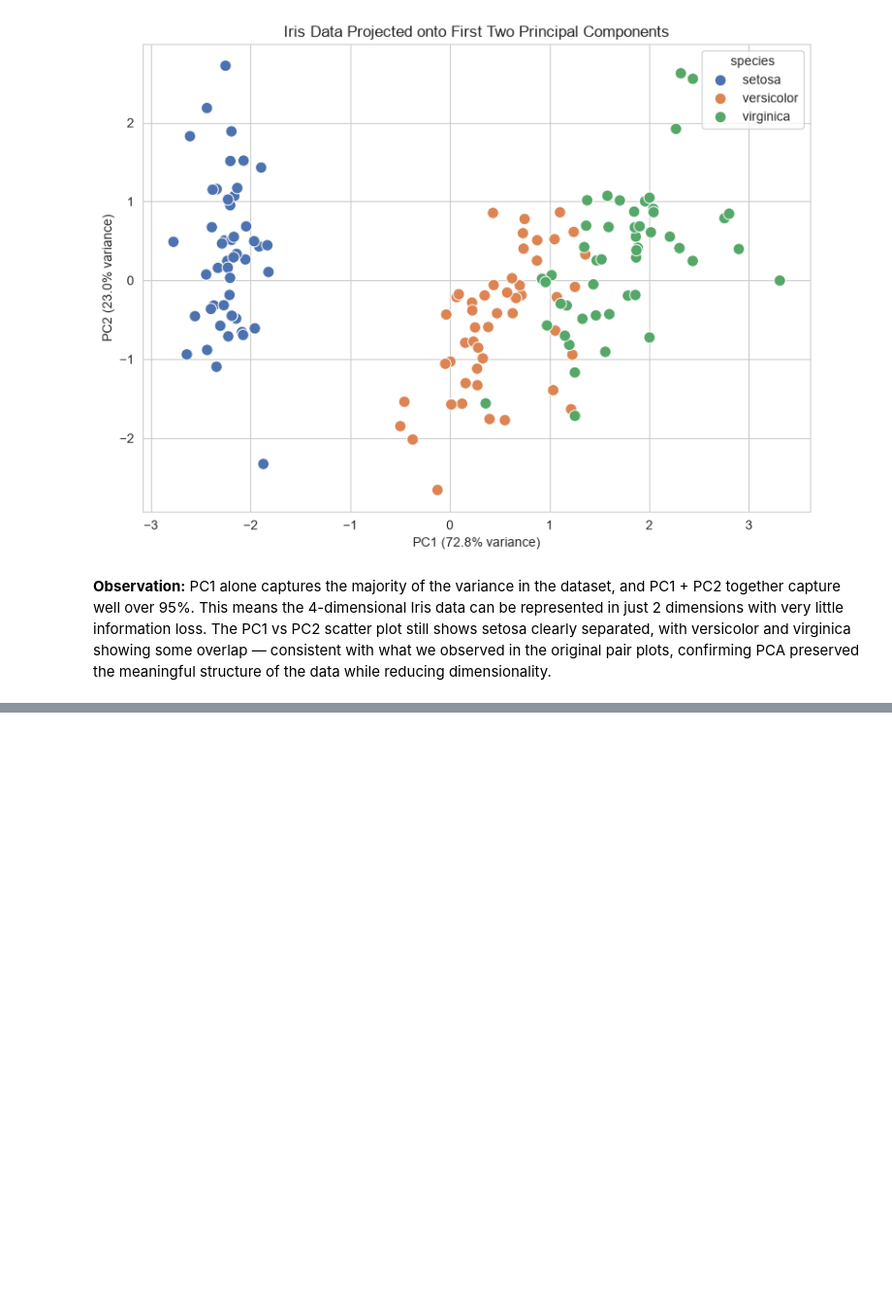
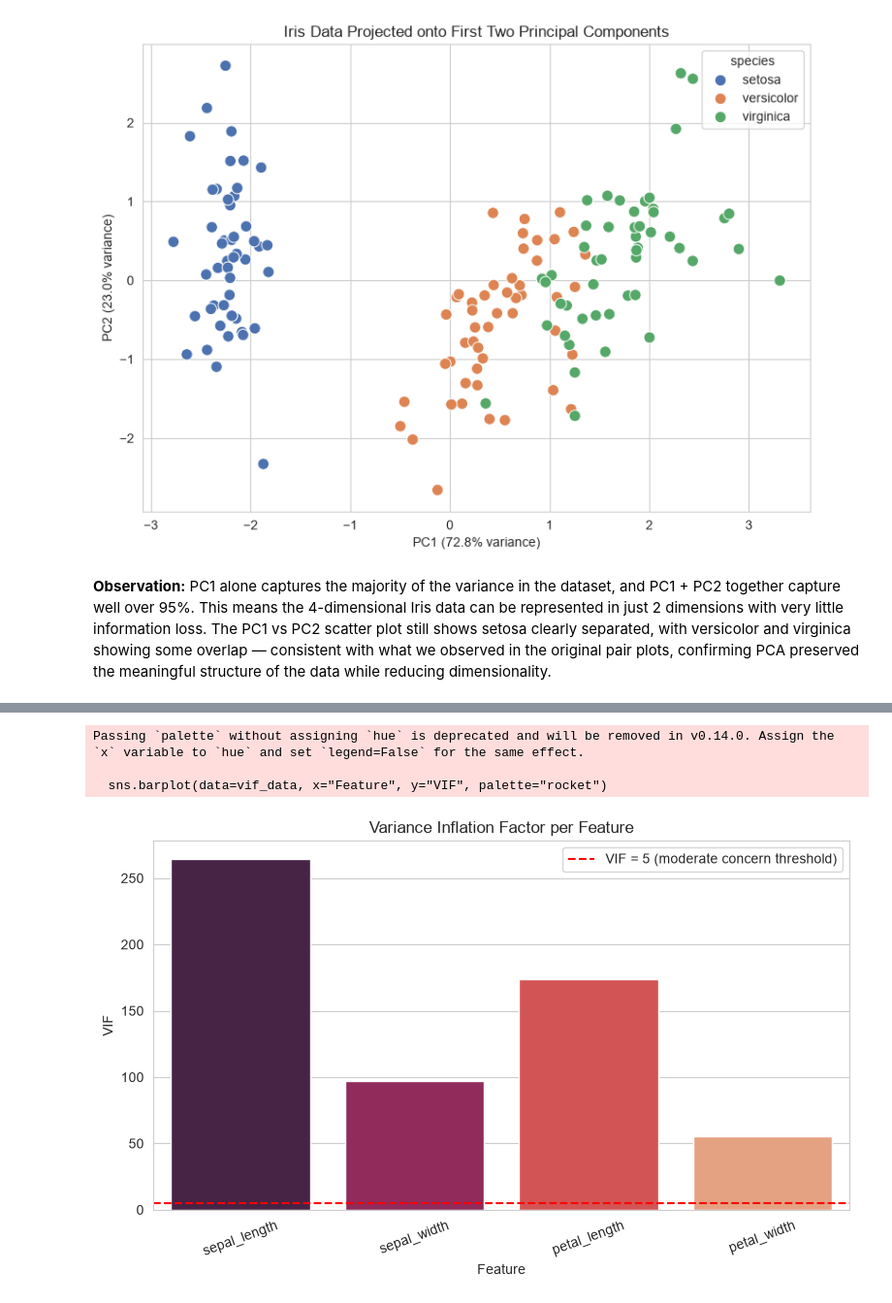
Before and after one commit to nikitha-d1323/data-analysis-mini-projects, a Jupyter notebook: unit2-iris-multivariate/notebooks/Iris_Multivariate_Unit2.ipynb, the cells around one changed output, grey strips where cells are left out. Shown at 97% size. Drawn from its saved outputs; the diff is of its cells as text; code cells hidden in the pictures; blank space fills up the shorter version.

Commit message:
Unit2 Day 5: feature selection and multicollinearity detection (correlation + VIF)

```diff
--- a/unit2-iris-multivariate/notebooks/Iris_Multivariate_Unit2.ipynb
+++ b/unit2-iris-multivariate/notebooks/Iris_Multivariate_Unit2.ipynb
@@ -247,0 +250,16 @@ dimensionality.
+# %%
+corr_matrix = df[numeric_cols].corr().abs()
+print("Correlation matrix (absolute values):")
+print(corr_matrix.round(2))
+
+# Flag highly correlated pairs (potential redundancy)
+threshold = 0.9
+high_corr_pairs = []
+for i in range(len(numeric_cols)):
+    for j in range(i+1, len(numeric_cols)):
+        if corr_matrix.iloc[i, j] > threshold:
+            high_corr_pairs.append((numeric_cols[i], numeric_cols[j], corr_matrix.iloc[i, j]))
+
+print(f"\nHighly correlated pairs (>{threshold}):")
+for pair in high_corr_pairs:
+    print(f"  {pair[0]} <-> {pair[1]}: {pair[2]:.2f}")
@@ -247,0 +276,8 @@ dimensionality.
+# %%
+from statsmodels.stats.outliers_influence import variance_inflation_factor
+
+X_vif = df[numeric_cols]
+vif_data = pd.DataFrame()
+vif_data["Feature"] = numeric_cols
+vif_data["VIF"] = [variance_inflation_factor(X_vif.values, i) for i in range(len(numeric_cols))]
+vif_data.round(2)
@@ -247,0 +290,15 @@ dimensionality.
+# %%
+plt.figure(figsize=(8, 5))
+sns.barplot(data=vif_data, x="Feature", y="VIF", palette="rocket")
+plt.axhline(y=5, color="red", linestyle="--", label="VIF = 5 (moderate concern threshold)")
+plt.title("Variance Inflation Factor per Feature")
+plt.xticks(rotation=20)
+plt.legend()
+plt.tight_layout()
+plt.savefig("../outputs/day5_vif_chart.png", dpi=120)
+plt.show()
+# %% [output]
+Passing `palette` without assigning `hue` is deprecated and will be removed in v0.14.0. Assign the `x` variable to `hue` and set `legend=False` for the same effect.
+
+  sns.barplot(data=vif_data, x="Feature", y="VIF", palette="rocket")
+[figure, added]
```
Also changed, not shown: parts of 5 cells of this notebook, 2 other files.
